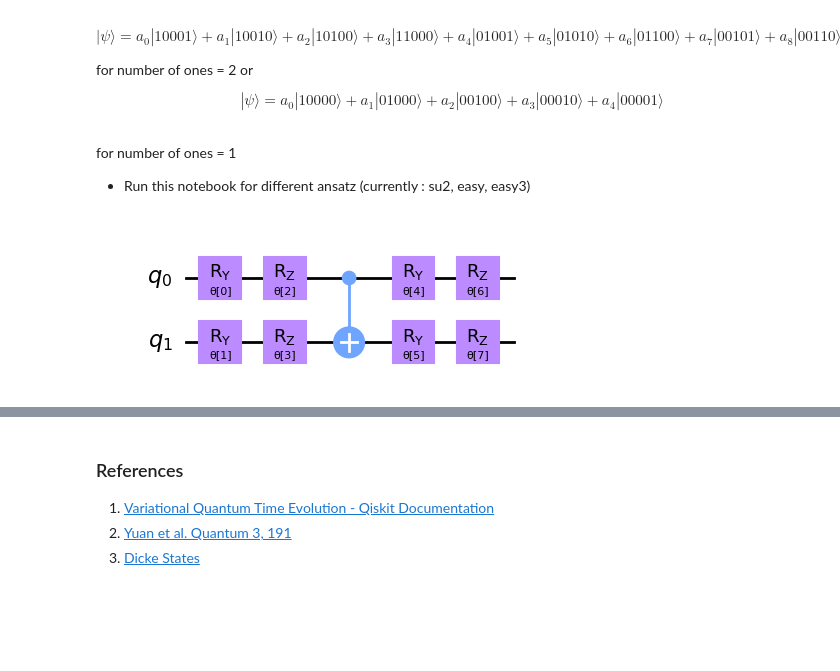
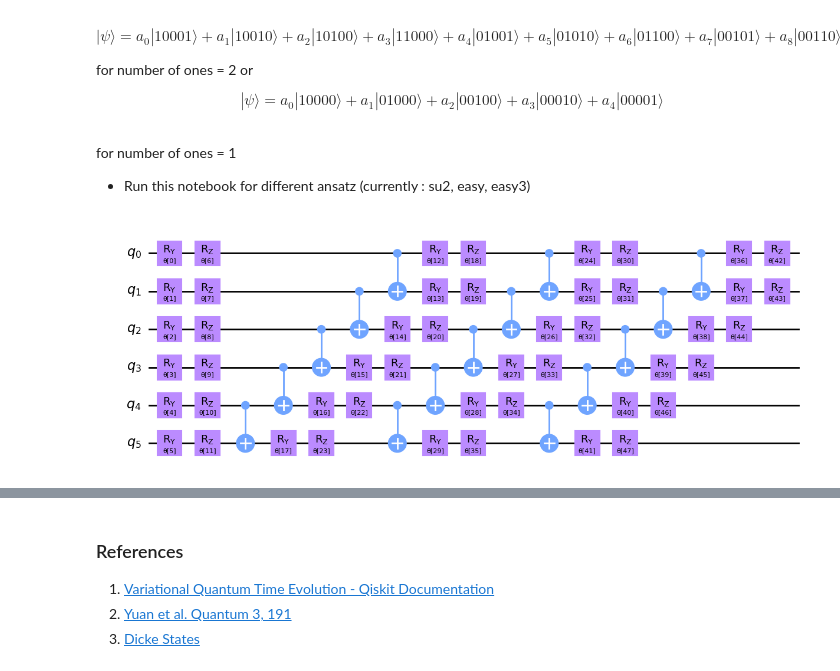
Before and after one commit to Cheshta-Joshi/hubb_sim, a Jupyter notebook: VarQITE_ansatz.ipynb, the cells around one changed output, grey strips where cells are left out. Saved outputs shown, nothing was run; the diff lists cells and outputs as text; code cells hidden in the pictures; blank space fills up the shorter version.

```diff
--- a/VarQITE_ansatz.ipynb
+++ b/VarQITE_ansatz.ipynb
@@ -69,17 +69,17 @@ def spinless_basis(N,r) :
         basis_set.append(basis)
     return basis_set
 # %%
-N=2
+N=6
 e=[1]*N
 t=7
 H_op = tb0_JW(N,e,t)
 # %%
 #This finds the right results for less number of qubits and takes a lot of time
-su2 = EfficientSU2(H_op.num_qubits, reps=1)
+su2 = EfficientSU2(H_op.num_qubits, reps=3)
 su2.decompose().draw('mpl')
 #print(su2.parameters)
 # %% [output]
-[figure, old version]
+[figure, new version]
 # %%
 def scs_param(n,l,var,param) :
 
```
Also changed, not shown: parts of 4 cells of this notebook.
